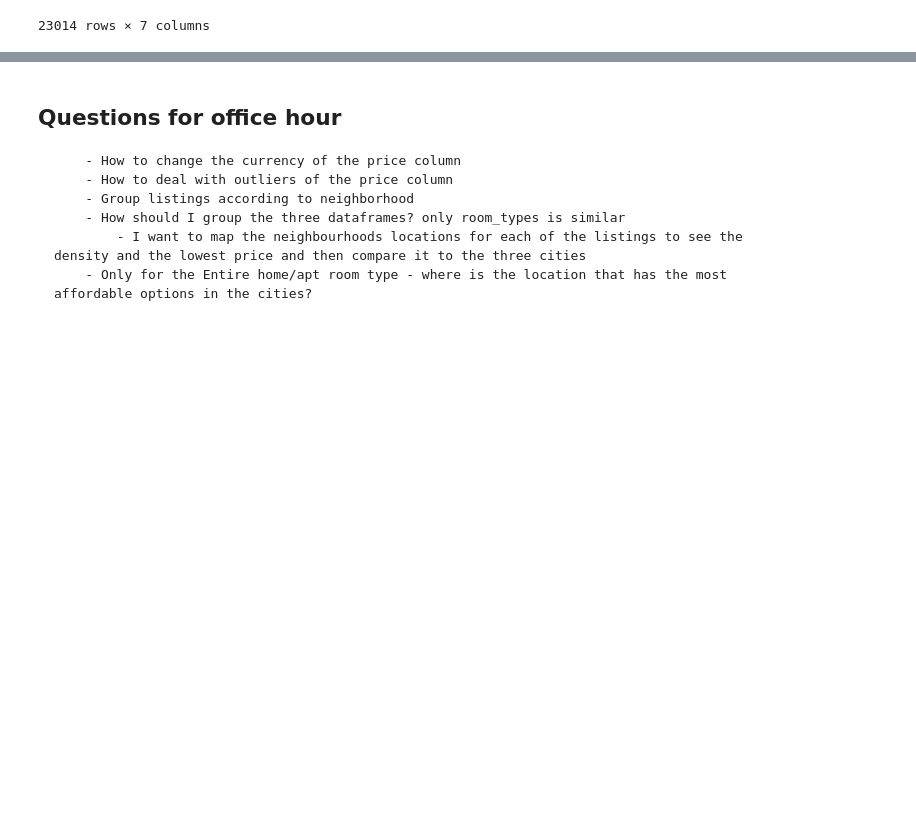
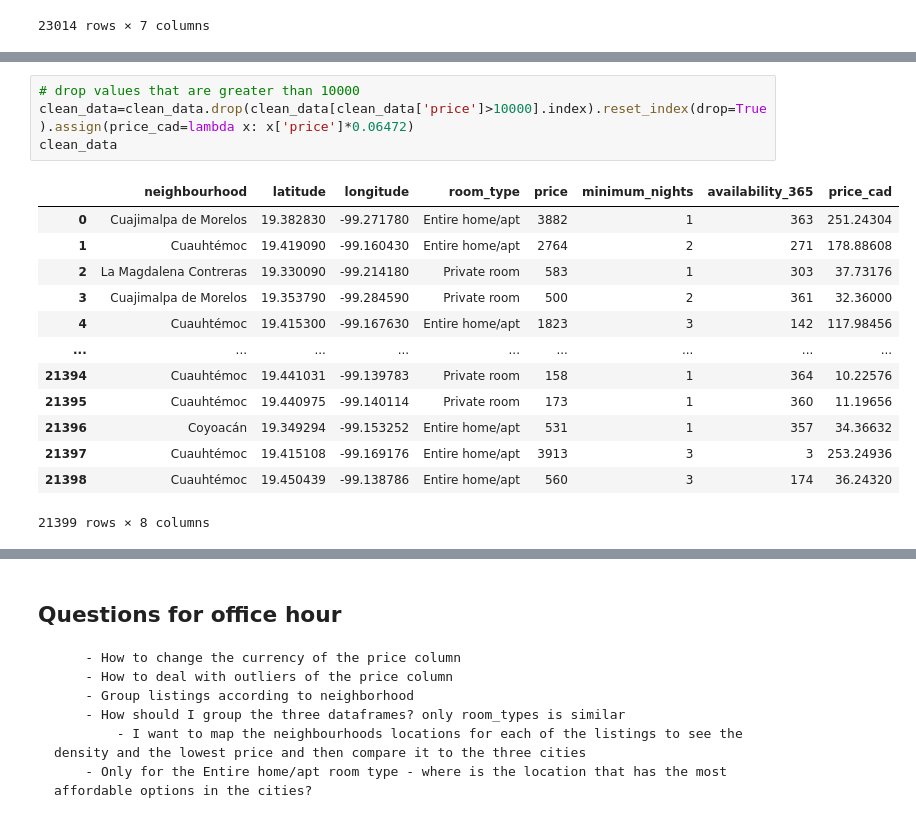
Before and after one commit to ubco-W2022T2-data301/project-group-group21, a Jupyter notebook: analysis/analysis2.ipynb, the cells around one changed output, grey strips where cells are left out. Drawn from its saved outputs; the diff is of its cells as text; blank space fills up the shorter version.

```diff
--- a/analysis/analysis2.ipynb
+++ b/analysis/analysis2.ipynb
@@ -324,3 +255,21 @@ clean_data
+# %%
+# drop values that are greater than 10000
+clean_data=clean_data.drop(clean_data[clean_data['price']>10000].index).reset_index(drop=True).assign(price_cad=lambda x: x['price']*0.06472)
+clean_data
+# %% [output]
+|  | neighbourhood | latitude | longitude | room_type | price | minimum_nights | availability_365 | price_cad |
+| 0 | Cuajimalpa de Morelos | 19.382830 | -99.271780 | Entire home/apt | 3882 | 1 | 363 | 251.24304 |
+| 1 | Cuauhtémoc | 19.419090 | -99.160430 | Entire home/apt | 2764 | 2 | 271 | 178.88608 |
+| 2 | La Magdalena Contreras | 19.330090 | -99.214180 | Private room | 583 | 1 | 303 | 37.73176 |
+| 3 | Cuajimalpa de Morelos | 19.353790 | -99.284590 | Private room | 500 | 2 | 361 | 32.36000 |
+| 4 | Cuauhtémoc | 19.415300 | -99.167630 | Entire home/apt | 1823 | 3 | 142 | 117.98456 |
+| ... | ... | ... | ... | ... | ... | ... | ... | ... |
+| 21394 | Cuauhtémoc | 19.441031 | -99.139783 | Private room | 158 | 1 | 364 | 10.22576 |
+| 21395 | Cuauhtémoc | 19.440975 | -99.140114 | Private room | 173 | 1 | 360 | 11.19656 |
+| 21396 | Coyoacán | 19.349294 | -99.153252 | Entire home/apt | 531 | 1 | 357 | 34.36632 |
+| 21397 | Cuauhtémoc | 19.415108 | -99.169176 | Entire home/apt | 3913 | 3 | 3 | 253.24936 |
+| 21398 | Cuauhtémoc | 19.450439 | -99.138786 | Entire home/apt | 560 | 3 | 174 | 36.24320 |
+21399 rows × 8 columns
 # %%
 clean_data.describe()
 # %% [output]
```
Also changed, not shown: parts of 9 cells of this notebook.
